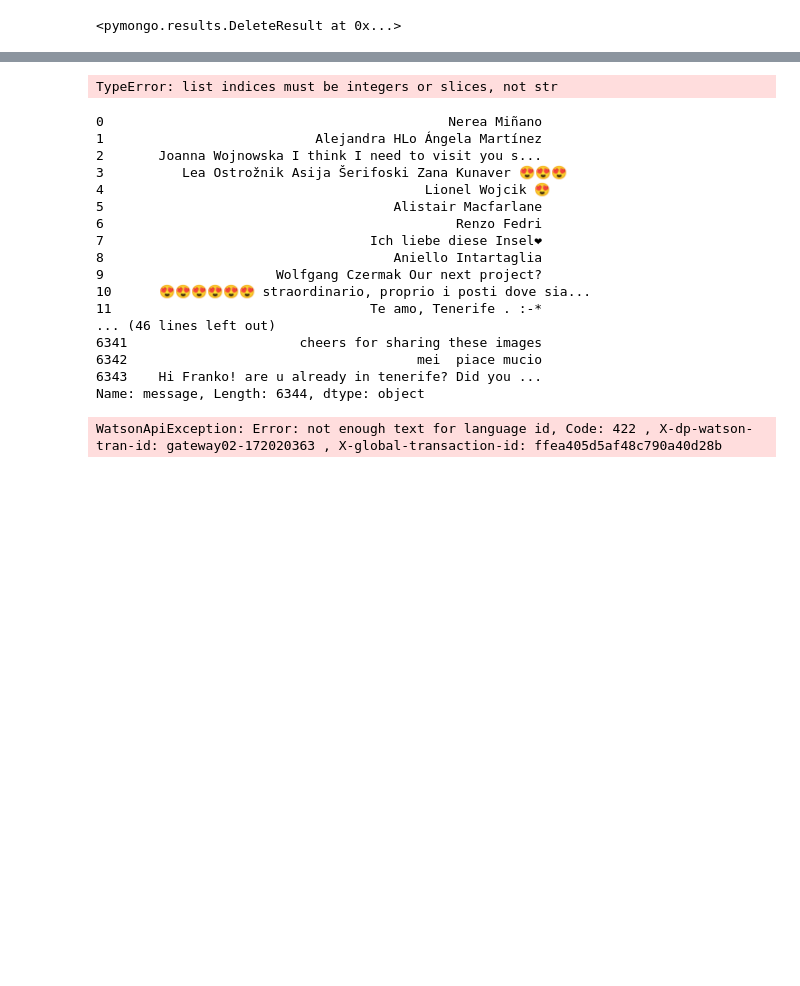
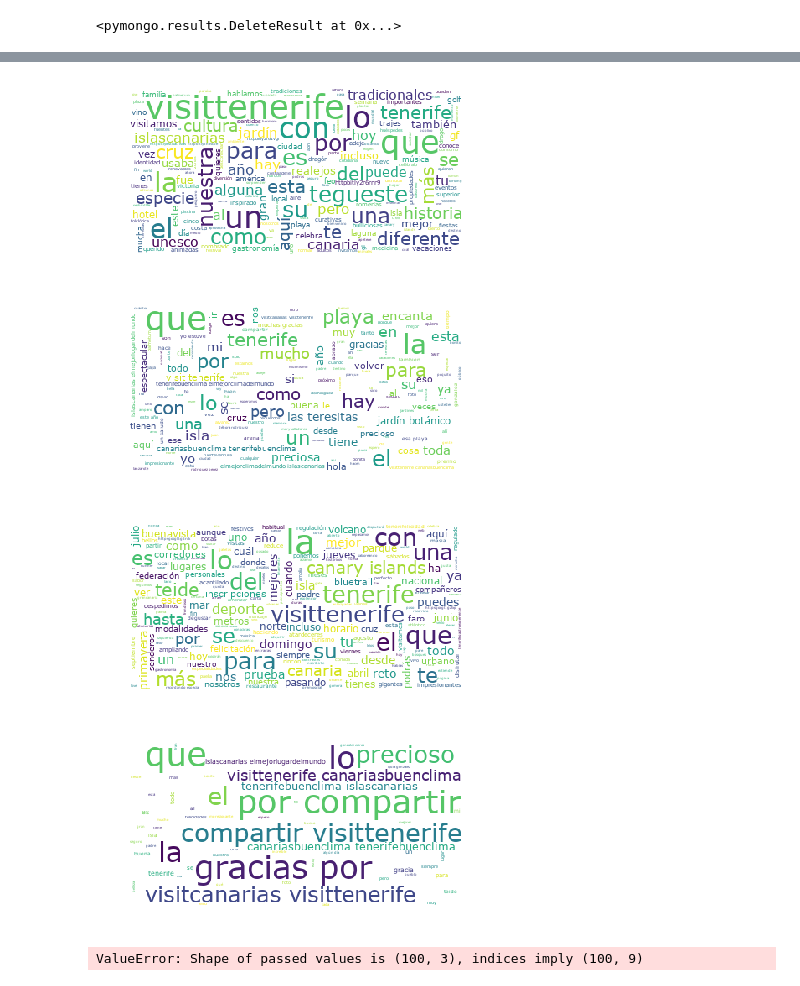
Before and after one commit to alu0100767803/TFG, a Jupyter notebook: Untitled2.ipynb, the cells around one changed output, grey strips where cells are left out. Saved outputs shown, nothing was run; the diff lists cells and outputs as text; code cells hidden in the pictures; blank space fills up the shorter version.

```diff
--- a/Untitled2.ipynb
+++ b/Untitled2.ipynb
@@ -305,7 +316,15 @@ print(p)
 # %%
 def max_wordcloud(ts_df_posts, ts_df_comments, columnname, criterium):
     mean_week = ts_df_posts.resample('W').mean()
     start_week = (mean_week[criterium].idxmax() - datetime.timedelta(days=7)).strftime('%Y-%m-%d')
     end_week = mean_week[criterium].idxmax().strftime('%Y-%m-%d')
     viz_wordcloud(ts_df_posts[start_week:end_week], columnname)
     viz_wordcloud(ts_df_comments[start_week:end_week], columnname)
+
+max_wordcloud(df_posts_ts, df_comments_ts, 'keywords', 'likes')
+max_wordcloud(df_posts_ts, df_comments_ts, 'keywords','shares')
+# %% [output]
+[figure, added]
+[figure, added]
+[figure, added]
+[figure, added]
@@ -338,31 +360,5 @@ def get_alchemy(text):
-# %%
-emotion = get_alchemy(df_comments['message'][2])
-print(json.loads(emotion)['keywords']['sentiment'])
-print(emotion)
-# %% [output]
-TypeError: list indices must be integers or slices, not str
-# %%
-print(df_comments['message'])
-# %% [output]
-0                                            Nerea Miñano
-1                           Alejandra HLo Ángela Martínez
-2       Joanna Wojnowska I think I need to visit you s...
-3          Lea Ostrožnik Asija Šerifoski Zana Kunaver 😍😍😍
-4                                         Lionel Wojcik 😍
-5                                     Alistair Macfarlane
-6                                             Renzo Fedri
-7                                  Ich liebe diese Insel❤
-8                                     Aniello Intartaglia
-9                      Wolfgang Czermak Our next project?
-10      😍😍😍😍😍😍 straordinario, proprio i posti dove sia...
-11                                 Te amo, Tenerife . :-*
-... (46 lines left out)
-6341                      cheers for sharing these images
-6342                                     mei  piace mucio
-6343    Hi Franko! are u already in tenerife? Did you ...
-Name: message, Length: 6344, dtype: object
 # %%
-alchemy = df_comments.head(1000)
-alchemy['alchemy'] = alchemy.apply(lambda x: get_alchemy(x['message']), axis=1)
+df_nlu = df_comments.head(100)
+df_nlu['sentiments'] = df_nlu.apply(lambda x: get_sentiment(x['message']), axis=1)
 # %% [output]
-WatsonApiException: Error: not enough text for language id, Code: 422 , X-dp-watson-tran-id: gateway02-172020363 , X-global-transaction-id: ffea405d5af48c790a40d28b
+ValueError: Shape of passed values is (100, 3), indices imply (100, 9)
```
Also changed, not shown: parts of 20 cells of this notebook, 24 other files.
